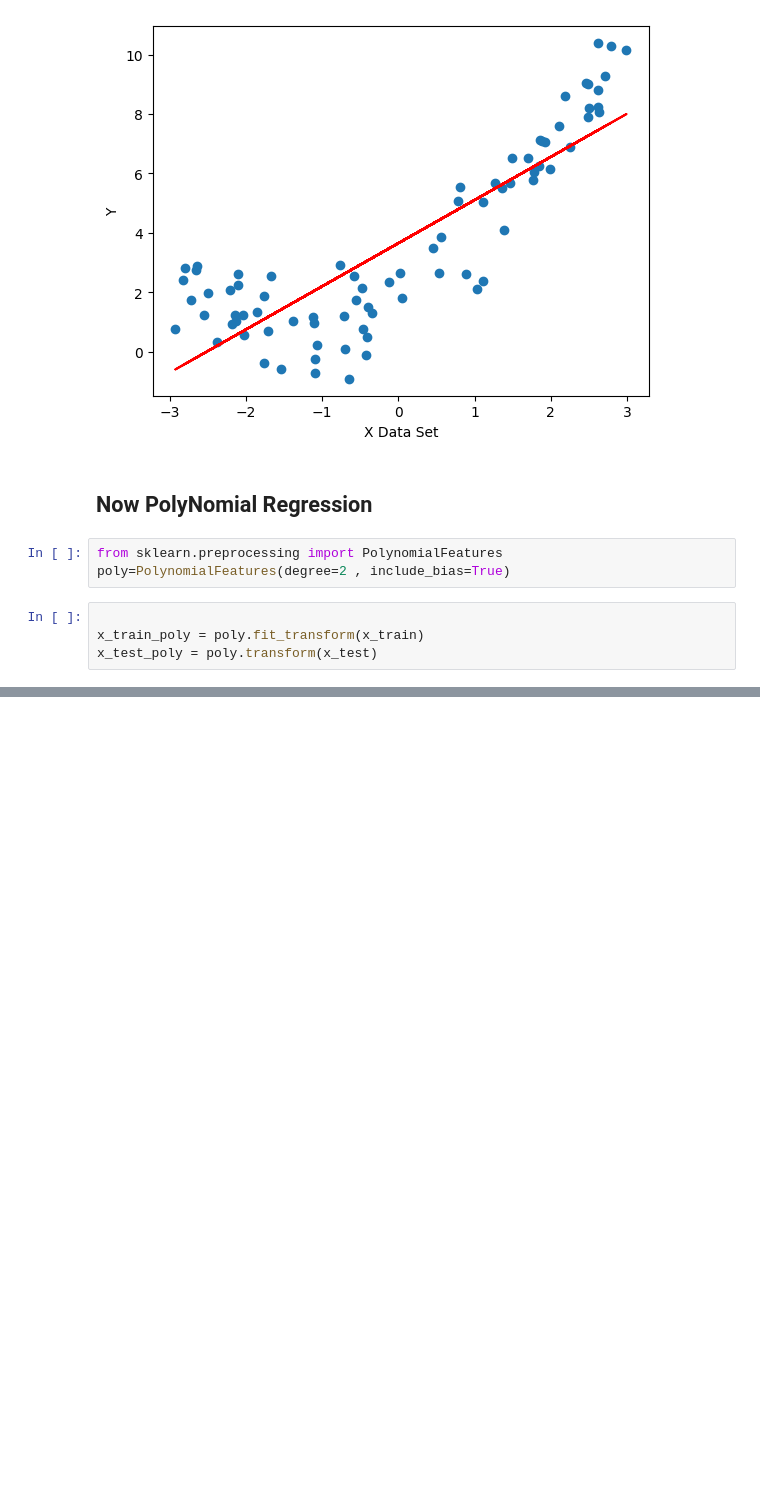
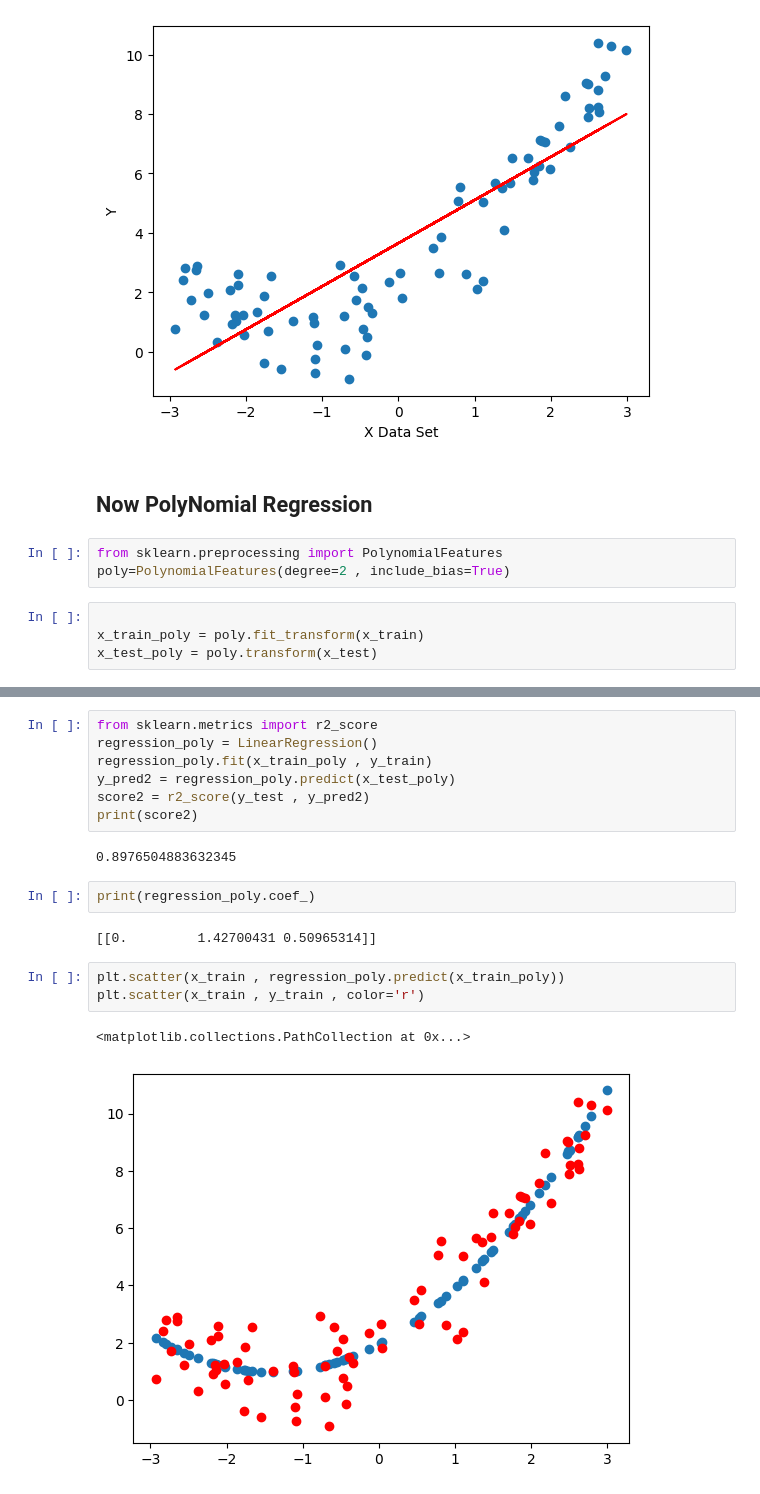
Before and after one commit to saurav10023/Python-Machine-Learning, a Jupyter notebook: 18.2_PolynomialRegression/01_PolynomialRegressionImplementation.ipynb, the cells around one changed output, grey strips where cells are left out. Drawn from its saved outputs; the diff is of its cells as text; blank space fills up the shorter version.

Commit message:
linear regression

```diff
--- a/18.2_PolynomialRegression/01_PolynomialRegressionImplementation.ipynb
+++ b/18.2_PolynomialRegression/01_PolynomialRegressionImplementation.ipynb
@@ -53,0 +97,19 @@ x_test_poly = poly.transform(x_test)
+# %%
+from sklearn.metrics import r2_score
+regression_poly = LinearRegression()
+regression_poly.fit(x_train_poly , y_train)
+y_pred2 = regression_poly.predict(x_test_poly)
+score2 = r2_score(y_test , y_pred2)
+print(score2)
+# %% [output]
+0.8976504883632345
+# %%
+print(regression_poly.coef_)
+# %% [output]
+[[0.         1.42700431 0.50965314]]
+# %%
+plt.scatter(x_train , regression_poly.predict(x_train_poly))
+plt.scatter(x_train , y_train , color='r')
+# %% [output]
+<matplotlib.collections.PathCollection at 0x...>
+[figure, added]
```
Also changed, not shown: parts of 5 cells of this notebook, 1 other file.
